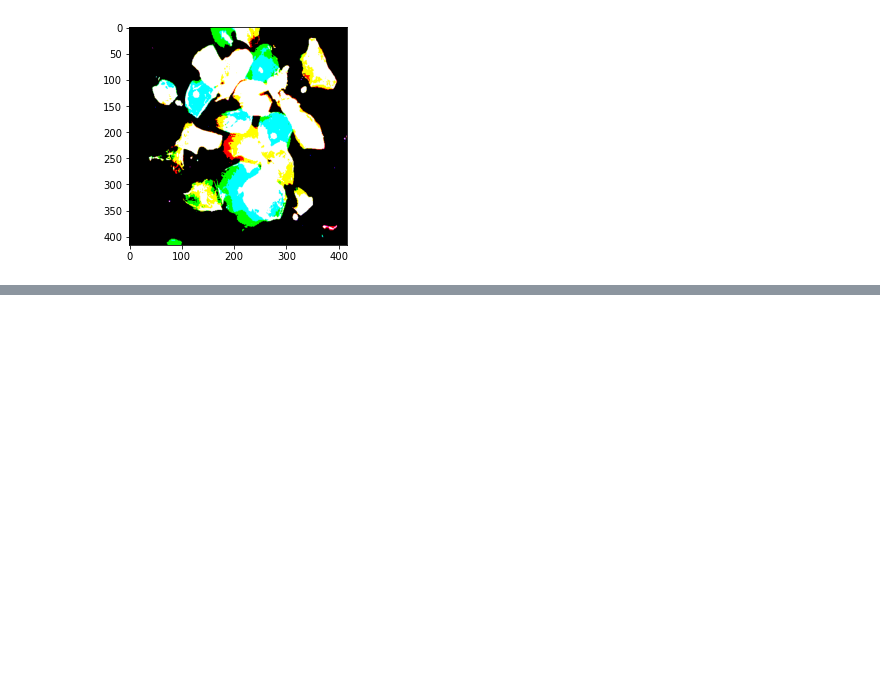
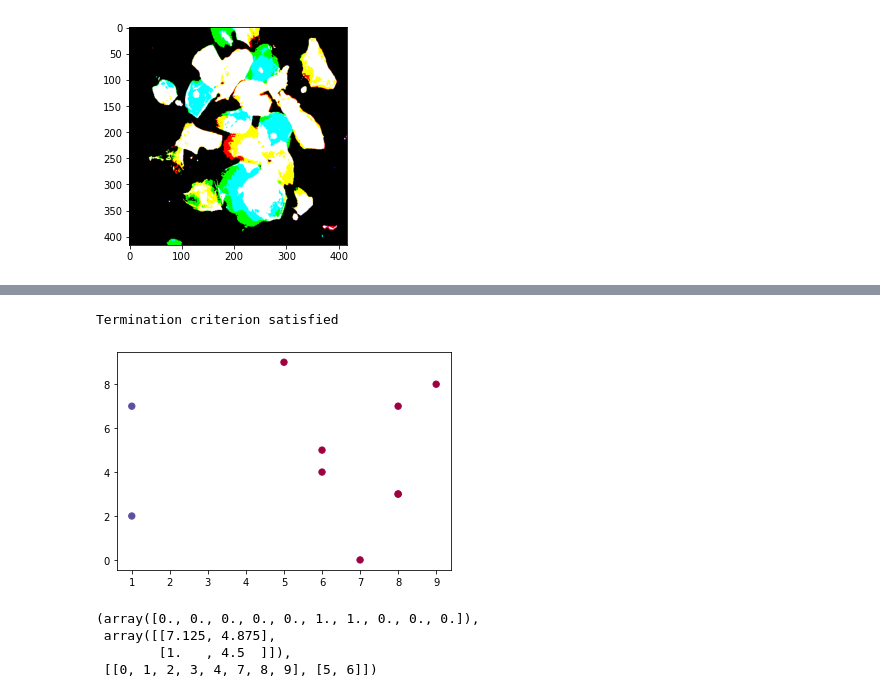
Before and after one commit to Chuanhuan/NTU-Classes, a Jupyter notebook: Data Analytics/DA_Final_Project/test.ipynb, the cells around one changed output, grey strips where cells are left out. Cells and saved outputs as stored; diff of their text form; code cells hidden in the pictures; blank space fills up the shorter version.

```diff
--- a/Data Analytics/DA_Final_Project/test.ipynb
+++ b/Data Analytics/DA_Final_Project/test.ipynb
@@ -112,7 +113,6 @@ class KMeansClustering:
 
             previous_centroids = centroids
             centroids = self.calculate_new_centroids(clusters, X)
-
             diff = centroids - previous_centroids
 
             if not diff.any():
@@ -121,8 +121,10 @@ class KMeansClustering:
 
         # Get label predictions
         y_pred = self.predict_cluster(clusters, X)
-
         if self.plot_figure:
             self.plot_fig(X, y_pred)
 
-        return y_pred
+        return y_pred , centroids , clusters
+# %%
+X = np.random.choice(range(10), (10,2))
+model = KMeansClustering(X,2)
@@ -128,0 +147,10 @@ class KMeansClustering:
+# %%
+# y_pred, cntroids = model.fit(X)
+model.fit(X)
+# %% [output]
+Termination criterion satisfied
+[figure, added]
+(array([0., 0., 0., 0., 0., 1., 1., 0., 0., 0.]),
+ array([[7.125, 4.875],
+        [1.   , 4.5  ]]),
+ [[0, 1, 2, 3, 4, 7, 8, 9], [5, 6]])
```
Also changed, not shown: parts of 6 cells of this notebook, 1 other file.
